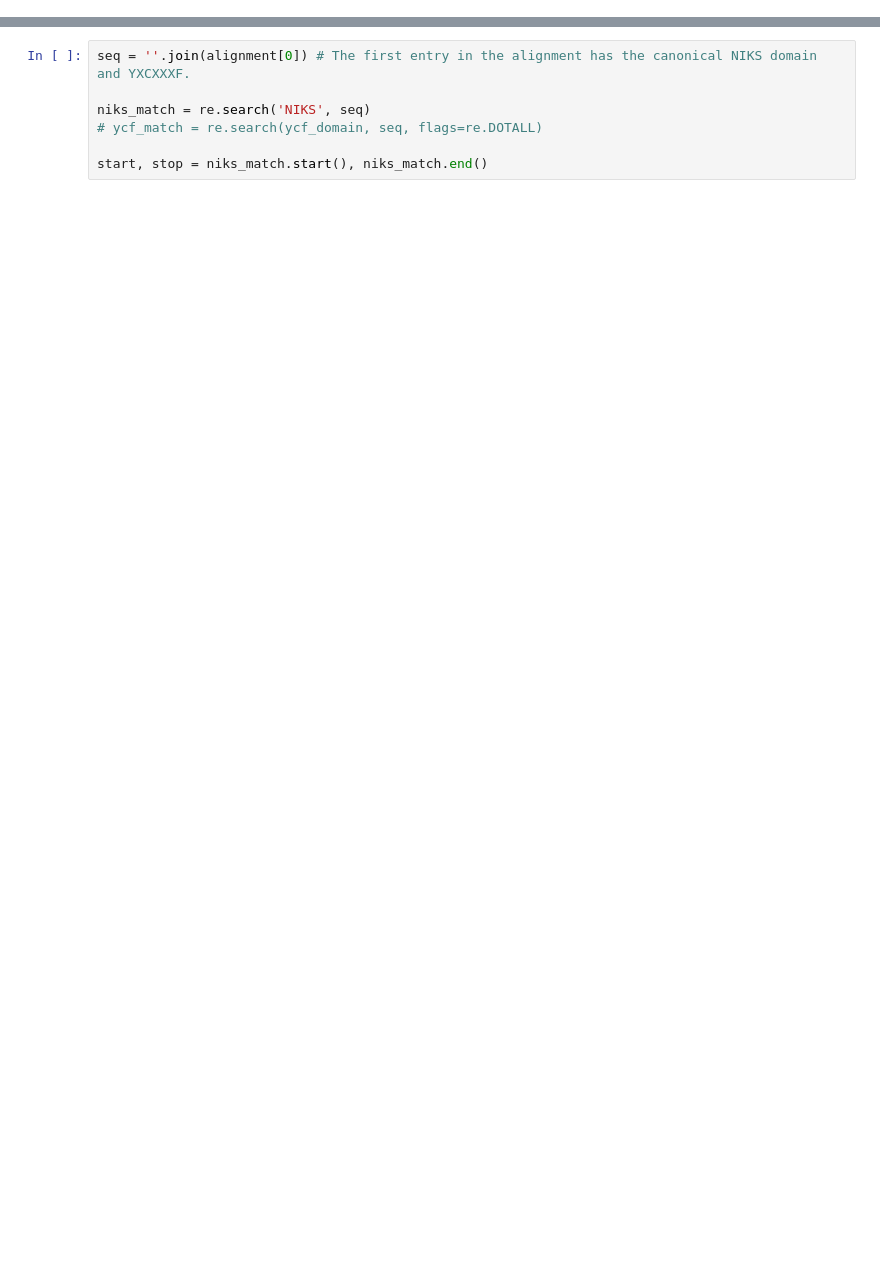
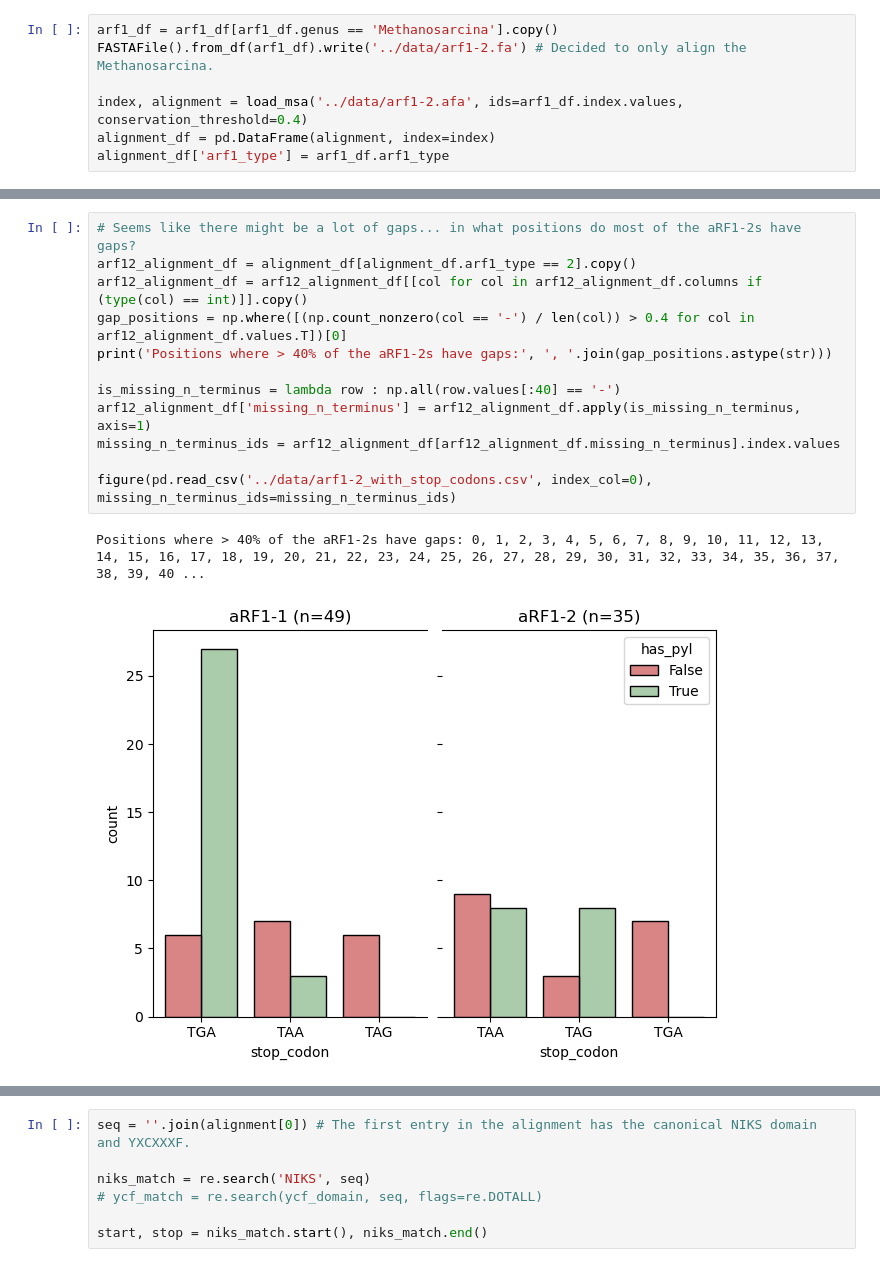
Before and after one commit to pipparichter/pyrrolysine, a Jupyter notebook: notebooks/arf1-2.ipynb, the cells around one changed output, grey strips where cells are left out. Saved outputs shown, nothing was run; the diff lists cells and outputs as text; blank space fills up the shorter version.

```diff
--- a/notebooks/arf1-2.ipynb
+++ b/notebooks/arf1-2.ipynb
@@ -101,0 +99,7 @@ plt.show()
+# %%
+arf1_df = arf1_df[arf1_df.genus == 'Methanosarcina'].copy()
+FASTAFile().from_df(arf1_df).write('../data/arf1-2.fa') # Decided to only align the Methanosarcina.
+
+index, alignment = load_msa('../data/arf1-2.afa', ids=arf1_df.index.values, conservation_threshold=0.4)
+alignment_df = pd.DataFrame(alignment, index=index)
+alignment_df['arf1_type'] = arf1_df.arf1_type
@@ -101,0 +113,15 @@ plt.show()
+# %%
+# Seems like there might be a lot of gaps... in what positions do most of the aRF1-2s have gaps?
+arf12_alignment_df = alignment_df[alignment_df.arf1_type == 2].copy()
+arf12_alignment_df = arf12_alignment_df[[col for col in arf12_alignment_df.columns if (type(col) == int)]].copy()
+gap_positions = np.where([(np.count_nonzero(col == '-') / len(col)) > 0.4 for col in arf12_alignment_df.values.T])[0]
+print('Positions where > 40% of the aRF1-2s have gaps:', ', '.join(gap_positions.astype(str)))
+
+is_missing_n_terminus = lambda row : np.all(row.values[:40] == '-')
+arf12_alignment_df['missing_n_terminus'] = arf12_alignment_df.apply(is_missing_n_terminus, axis=1)
+missing_n_terminus_ids = arf12_alignment_df[arf12_alignment_df.missing_n_terminus].index.values
+
+figure(pd.read_csv('../data/arf1-2_with_stop_codons.csv', index_col=0), missing_n_terminus_ids=missing_n_terminus_ids)
+# %% [output]
+Positions where > 40% of the aRF1-2s have gaps: 0, 1, 2, 3, 4, 5, 6, 7, 8, 9, 10, 11, 12, 13, 14, 15, 16, 17, 18, 19, 20, 21, 22, 23, 24, 25, 26, 27, 28, 29, 30, 31, 32, 33, 34, 35, 36, 37, 38, 39, 40 ...
+[figure, added]
```
Also changed, not shown: parts of 16 cells of this notebook, 6 other files.
